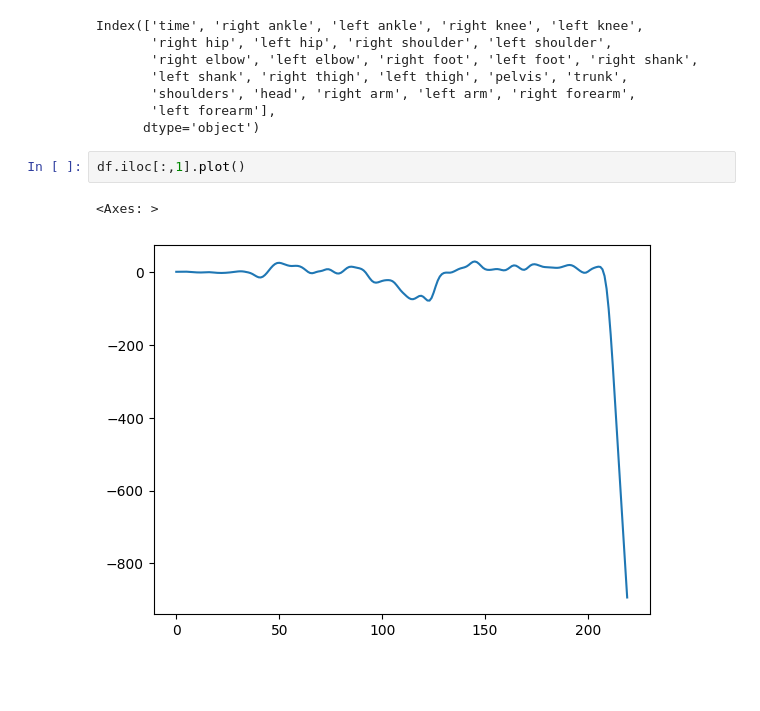
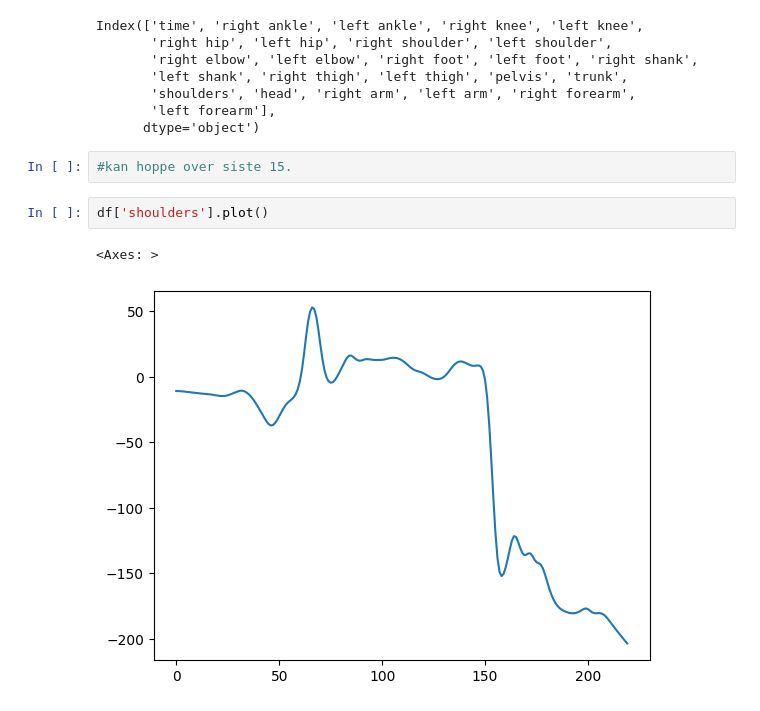
Before and after one commit to maipatrick/WebAppv0.1, a Jupyter notebook: checking_output.ipynb, the cells around one changed output. Cells and saved outputs as stored; diff of their text form; blank space fills up the shorter version.

```diff
--- a/checking_output.ipynb
+++ b/checking_output.ipynb
@@ -67,11 +67,13 @@ Index(['time', 'right ankle', 'left ankle', 'right knee', 'left knee',
        'shoulders', 'head', 'right arm', 'left arm', 'right forearm',
        'left forearm'],
       dtype='object')
+# %%
+#kan hoppe over siste 15.
 # %%
-df.iloc[:,1].plot()
+df['shoulders'].plot()
 # %% [output]
 <Axes: >
-[figure, old version]
+[figure, new version]
 # %%
 # # Preview the first 20 lines of a TRC file to inspect its structure
 # with open("/Users/emilcarlsen/Downloads/Sports 2D Person Data.trc", "r") as f:
```
Also changed, not shown: parts of 2 cells of this notebook, 3 other files.
